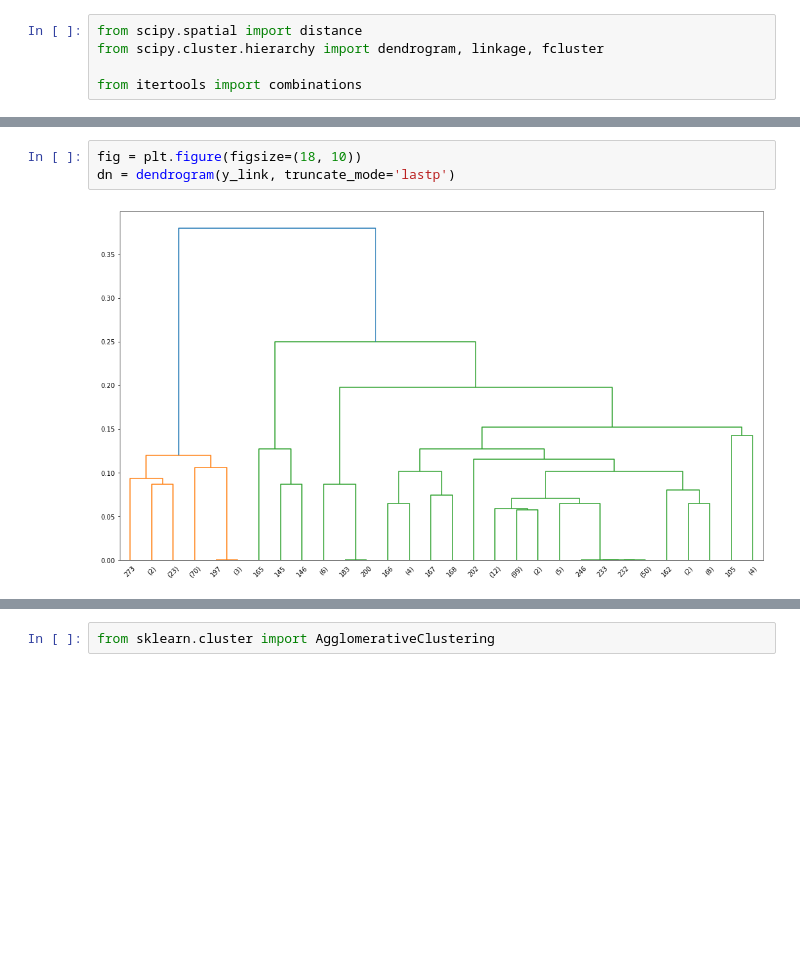
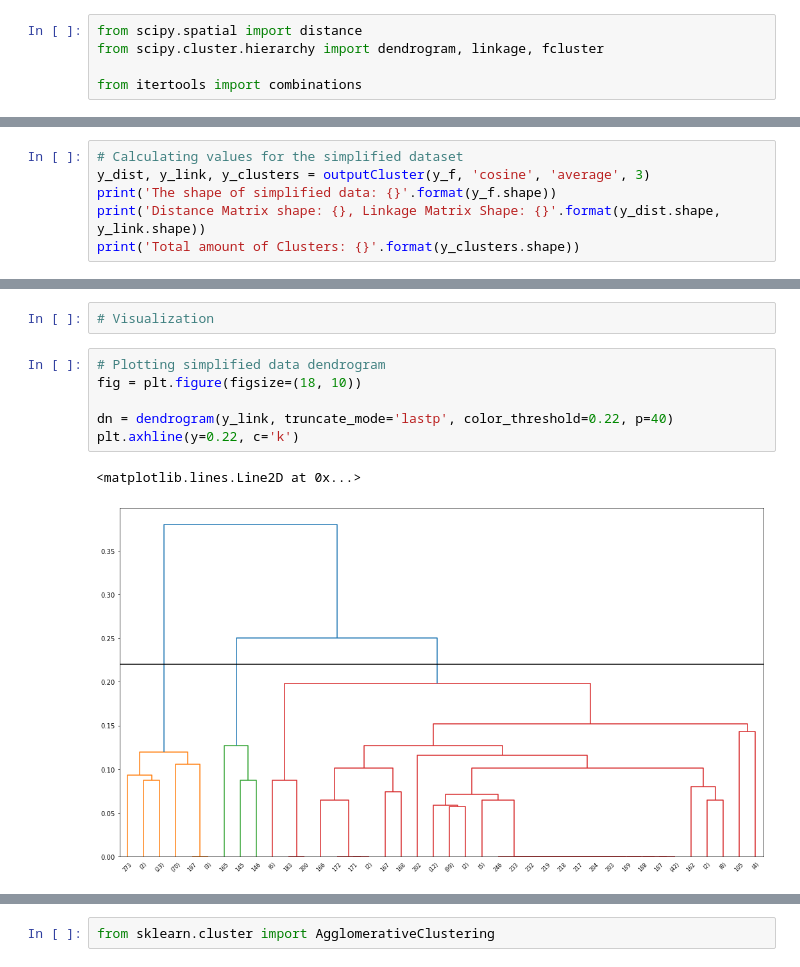
Before and after one commit to Yara-SK/Fe-Co-Ni_Phase_Diagram_Calculation, a Jupyter notebook: XRD_Analysis.ipynb, the cells around one changed output, grey strips where cells are left out. Saved outputs shown, nothing was run; the diff lists cells and outputs as text; blank space fills up the shorter version.

```diff
--- a/XRD_Analysis.ipynb
+++ b/XRD_Analysis.ipynb
@@ -79,0 +85,6 @@ len(y_dist), len(y_link), len(y_clusters)
+# %%
+# Calculating values for the simplified dataset
+y_dist, y_link, y_clusters = outputCluster(y_f, 'cosine', 'average', 3)
+print('The shape of simplified data: {}'.format(y_f.shape))
+print('Distance Matrix shape: {}, Linkage Matrix Shape: {}'.format(y_dist.shape, y_link.shape))
+print('Total amount of Clusters: {}'.format(y_clusters.shape))
@@ -80,5 +105,11 @@ len(y_dist), len(y_link), len(y_clusters)
+# %%
+# Visualization
 # %%
+# Plotting simplified data dendrogram
 fig = plt.figure(figsize=(18, 10))
-dn = dendrogram(y_link, truncate_mode='lastp')
+
+dn = dendrogram(y_link, truncate_mode='lastp', color_threshold=0.22, p=40)
+plt.axhline(y=0.22, c='k')
 # %% [output]
+<matplotlib.lines.Line2D at 0x...>
-[figure, old version]
+[figure, new version]
```
Also changed, not shown: parts of 28 cells of this notebook.
